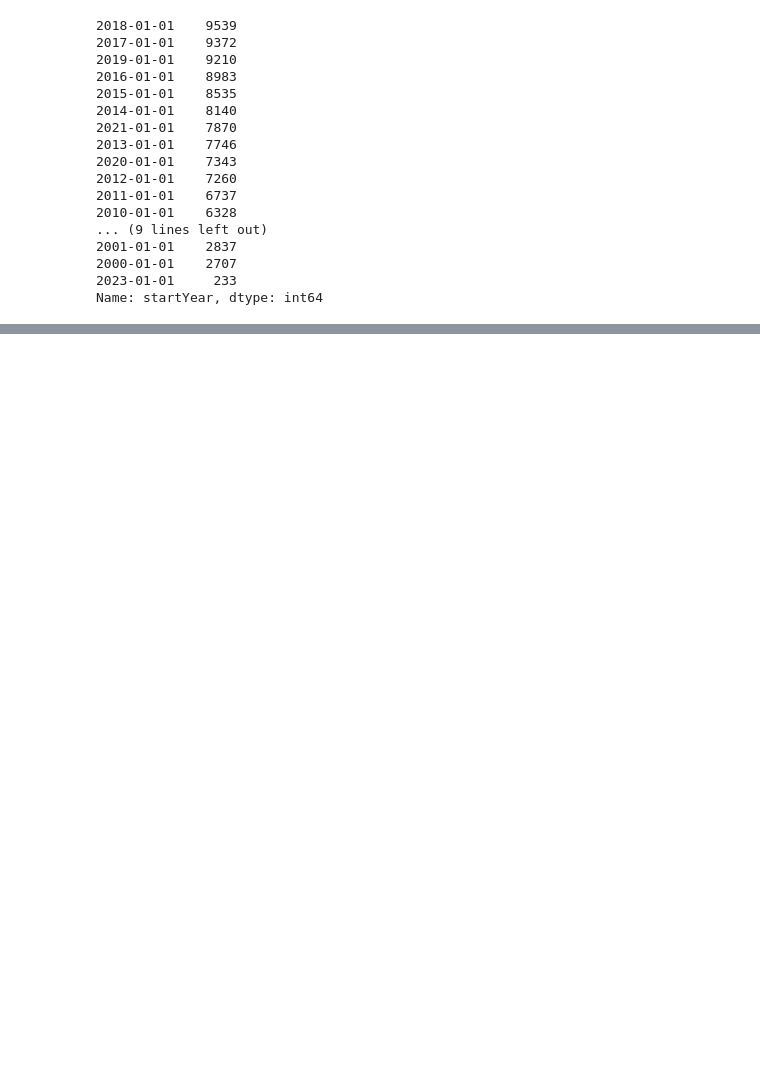
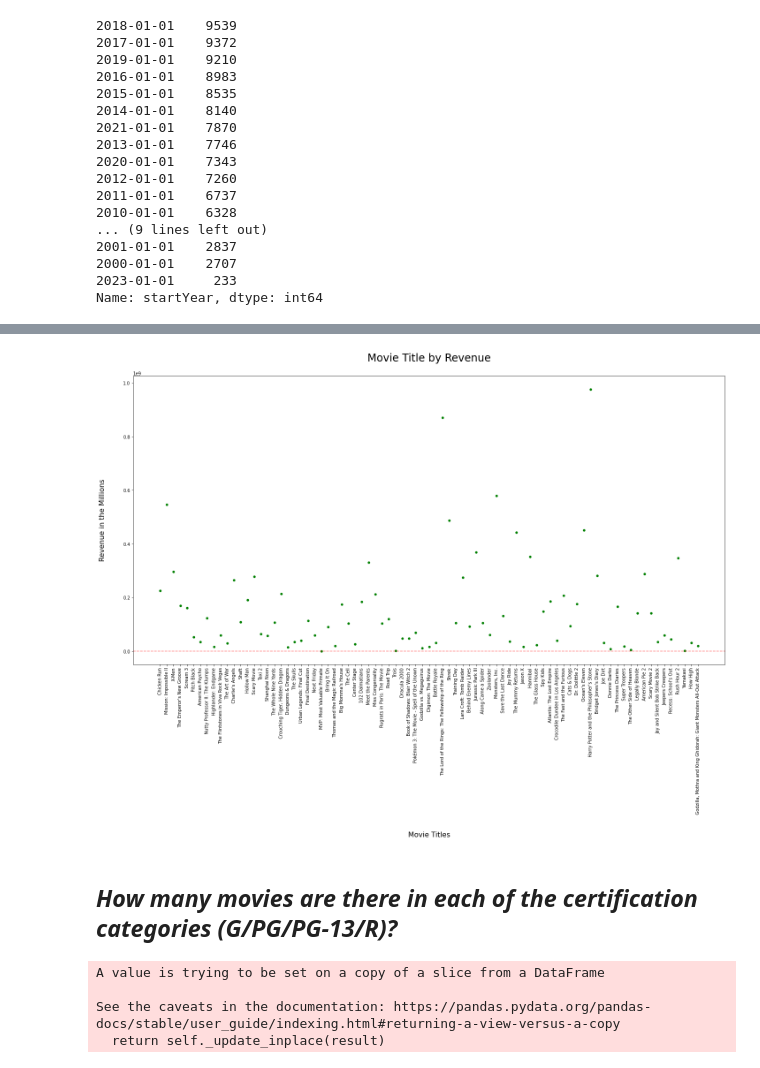
Before and after one commit to starkjones/IMDB-Queries, a Jupyter notebook: Project 3 IMBD Queries Part 2.ipynb, the cells around one changed output, grey strips where cells are left out. Cells and saved outputs as stored; diff of their text form; code cells hidden in the pictures; blank space fills up the shorter version.

```diff
--- a/Project 3 IMBD Queries Part 2.ipynb
+++ b/Project 3 IMBD Queries Part 2.ipynb
@@ -229,0 +368,20 @@ final_year_df.to_csv(csv_fname, compression="gzip", index=False)
+# %%
+
+fig, axes = plt.subplots(nrows = 1, ncols = 1, figsize = (24,12))
+sns.scatterplot(data = finalyears, x = 'title' , y = 'revenue', color = 'green')
+plt.axhline(y=0, color = 'red', alpha = .5, ls = 'dashed');
+plt.title('Movie Title by Revenue\n', fontsize =24)
+plt.ylabel('Revenue in the Millions\n\n', fontsize=16);
+plt.xlabel('\n\nMovie Titles', fontsize=16);
+plt.xticks(rotation=90);
+# %% [output]
+[figure, added]
+# %% [markdown]
+## ***How many movies are there in each of the certification categories (G/PG/PG-13/R)?***
+# %%
+finalyears['certification'].replace('', 'NR', inplace = True);
+# %% [output]
+A value is trying to be set on a copy of a slice from a DataFrame
+
+See the caveats in the documentation: https://pandas.pydata.org/pandas-docs/stable/user_guide/indexing.html#returning-a-view-versus-a-copy
+  return self._update_inplace(result)
```
Also changed, not shown: parts of 31 cells of this notebook, 11 other files.
